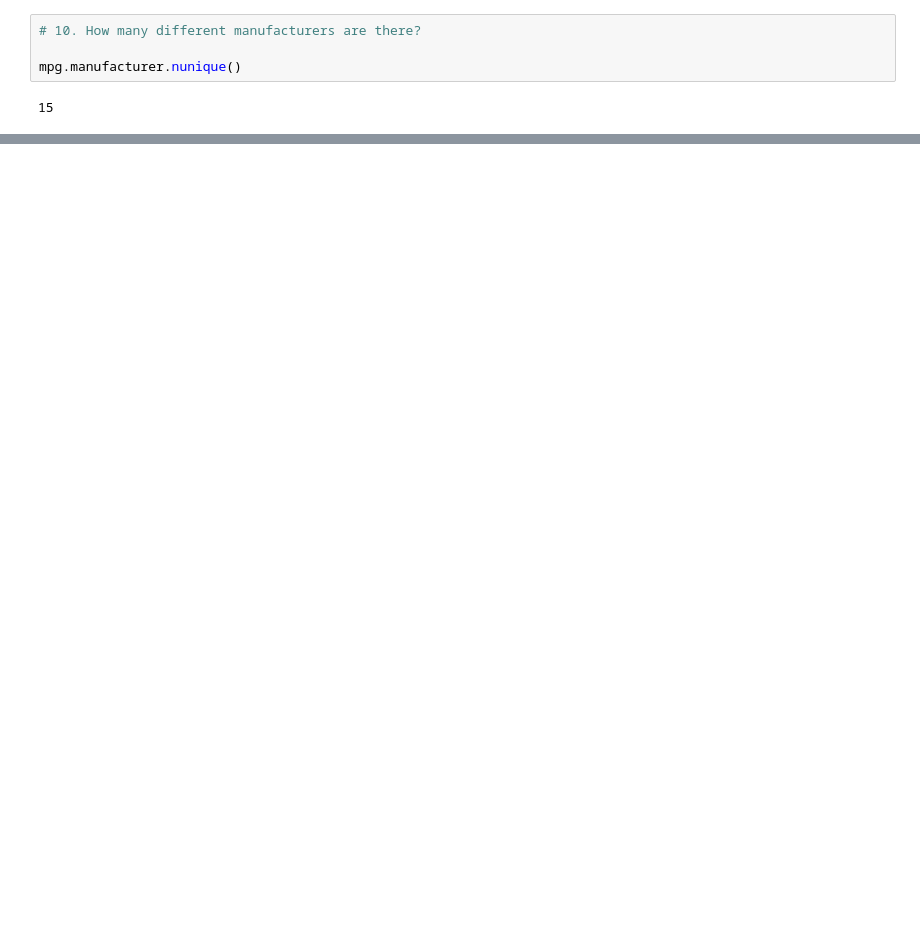
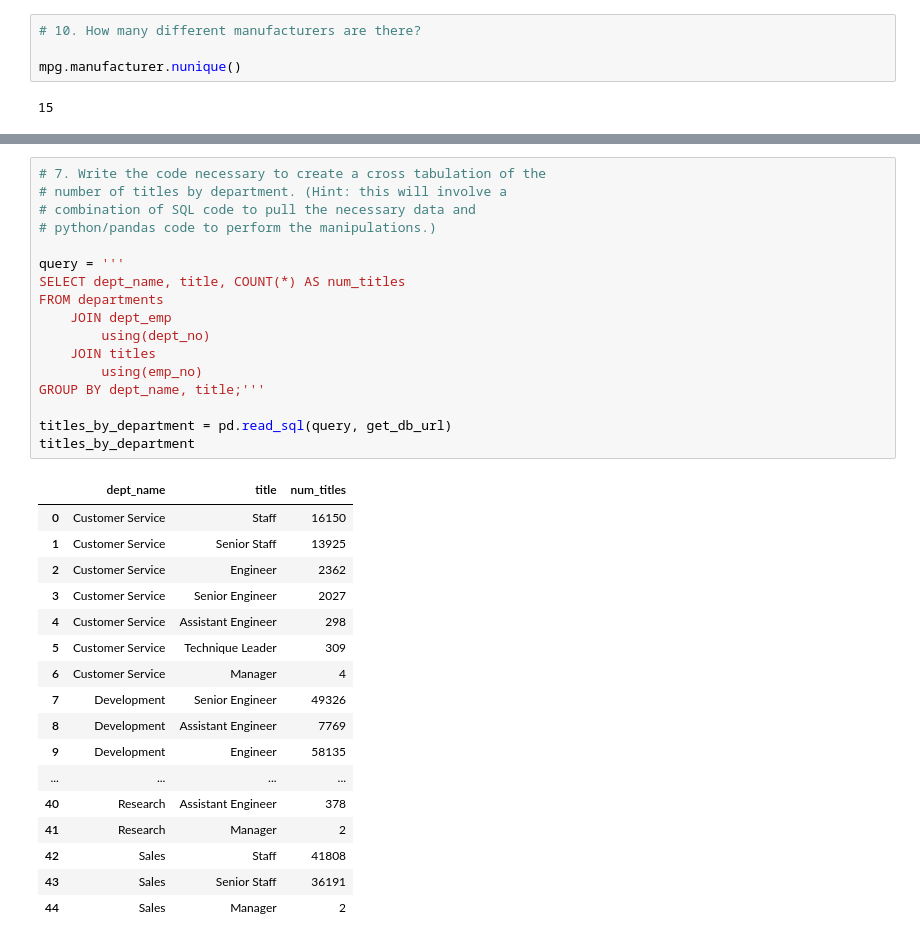
Before and after one commit to Garrett-Arnett/numpy-pandas-visualization-exercises, a Jupyter notebook: advanced_dataframes.ipynb, the cells around one changed output, grey strips where cells are left out. Drawn from its saved outputs; the diff is of its cells as text; blank space fills up the shorter version.

```diff
--- a/advanced_dataframes.ipynb
+++ b/advanced_dataframes.ipynb
@@ -428,0 +529,35 @@ mpg.groupby('transmission_cat')[['cty', 'hwy']].mean().sort_values(by = ['cty','
+# %%
+# 7. Write the code necessary to create a cross tabulation of the
+# number of titles by department. (Hint: this will involve a
+# combination of SQL code to pull the necessary data and
+# python/pandas code to perform the manipulations.)
+
+query = '''
+SELECT dept_name, title, COUNT(*) AS num_titles
+FROM departments
+    JOIN dept_emp
+        using(dept_no)
+    JOIN titles
+        using(emp_no)
+GROUP BY dept_name, title;'''
+
+titles_by_department = pd.read_sql(query, get_db_url)
+titles_by_department
+# %% [output]
+|  | dept_name | title | num_titles |
+| 0 | Customer Service | Staff | 16150 |
+| 1 | Customer Service | Senior Staff | 13925 |
+| 2 | Customer Service | Engineer | 2362 |
+| 3 | Customer Service | Senior Engineer | 2027 |
+| 4 | Customer Service | Assistant Engineer | 298 |
+| 5 | Customer Service | Technique Leader | 309 |
+| 6 | Customer Service | Manager | 4 |
+| 7 | Development | Senior Engineer | 49326 |
+| 8 | Development | Assistant Engineer | 7769 |
+| 9 | Development | Engineer | 58135 |
+| ... | ... | ... | ... |
+| 40 | Research | Assistant Engineer | 378 |
+| 41 | Research | Manager | 2 |
+| 42 | Sales | Staff | 41808 |
+| 43 | Sales | Senior Staff | 36191 |
+| 44 | Sales | Manager | 2 |
```
Also changed, not shown: parts of 45 cells of this notebook.
